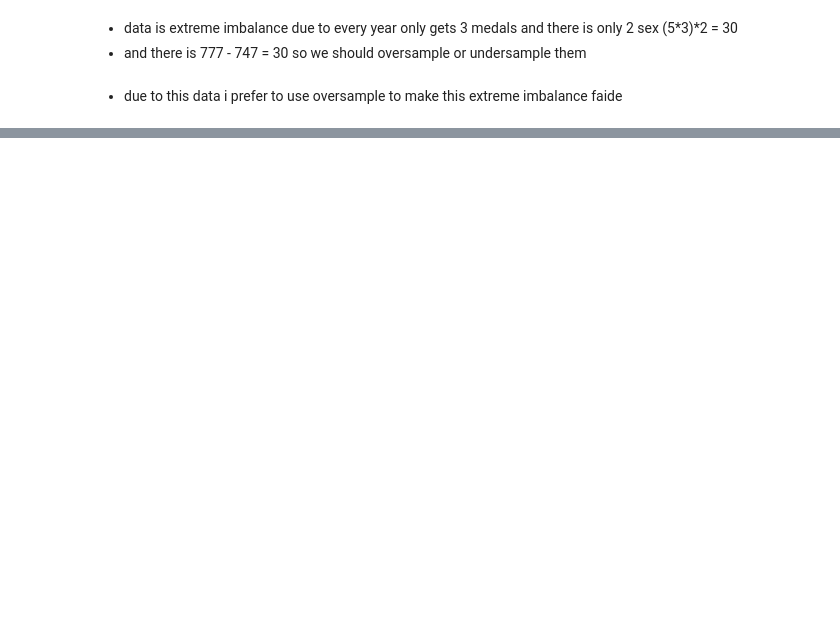
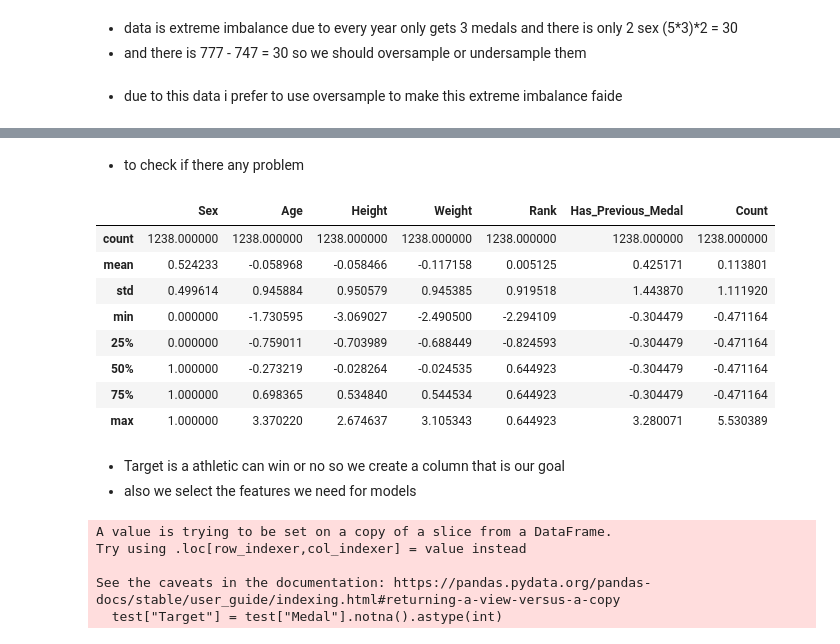
Before and after one commit to amiramiriani/ML_TEST, a Jupyter notebook: code/Untitled.ipynb, the cells around one changed output, grey strips where cells are left out. Drawn from its saved outputs; the diff is of its cells as text; code cells hidden in the pictures; blank space fills up the shorter version.

```diff
--- a/code/Untitled.ipynb
+++ b/code/Untitled.ipynb
@@ -249,0 +277,43 @@ df_balanced
+# %% [markdown]
+- to check if there any problem
+# %%
+df_balanced.describe()
+# %% [output]
+|  | Sex | Age | Height | Weight | Rank | Has_Previous_Medal | Count |
+| count | 1238.000000 | 1238.000000 | 1238.000000 | 1238.000000 | 1238.000000 | 1238.000000 | 1238.000000 |
+| mean | 0.524233 | -0.058968 | -0.058466 | -0.117158 | 0.005125 | 0.425171 | 0.113801 |
+| std | 0.499614 | 0.945884 | 0.950579 | 0.945385 | 0.919518 | 1.443870 | 1.111920 |
+| min | 0.000000 | -1.730595 | -3.069027 | -2.490500 | -2.294109 | -0.304479 | -0.471164 |
+| 25% | 0.000000 | -0.759011 | -0.703989 | -0.688449 | -0.824593 | -0.304479 | -0.471164 |
+| 50% | 1.000000 | -0.273219 | -0.028264 | -0.024535 | 0.644923 | -0.304479 | -0.471164 |
+| 75% | 1.000000 | 0.698365 | 0.534840 | 0.544534 | 0.644923 | -0.304479 | -0.471164 |
+| max | 1.000000 | 3.370220 | 2.674637 | 3.105343 | 0.644923 | 3.280071 | 5.530389 |
+# %% [markdown]
+- Target is a athletic can win or no so we create a column that is our goal
+- also we select the features we need for models
+# %%
+df_balanced["Target"] = df_balanced["Medal"].notna().astype(int)
+test["Target"] = test["Medal"].notna().astype(int)
+
+# Feature columns
+features = [
+    "Age",
+    "Height",
+    "Weight",
+    "Sex",
+    "Rank",
+    "Has_Previous_Medal",
+    "Count"
+]
+
+X_train = df_balanced[features]
+y_train = df_balanced["Target"]
+
+X_test = test[features]
+y_test = test["Target"]
+# %% [output]
+A value is trying to be set on a copy of a slice from a DataFrame.
+Try using .loc[row_indexer,col_indexer] = value instead
+
+See the caveats in the documentation: https://pandas.pydata.org/pandas-docs/stable/user_guide/indexing.html#returning-a-view-versus-a-copy
+  test["Target"] = test["Medal"].notna().astype(int)
```
Also changed, not shown: parts of 18 cells of this notebook, 1 other file.
